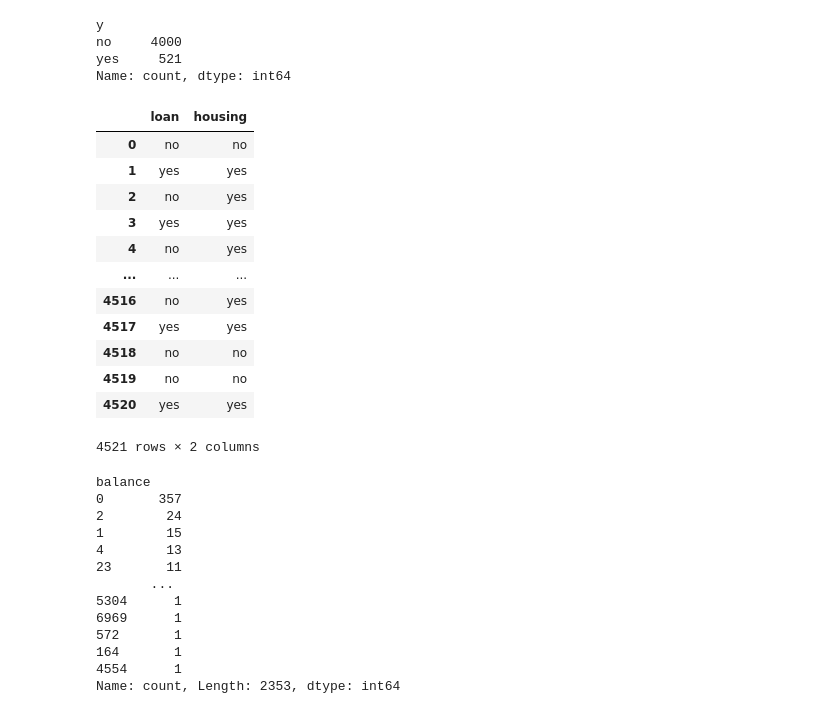
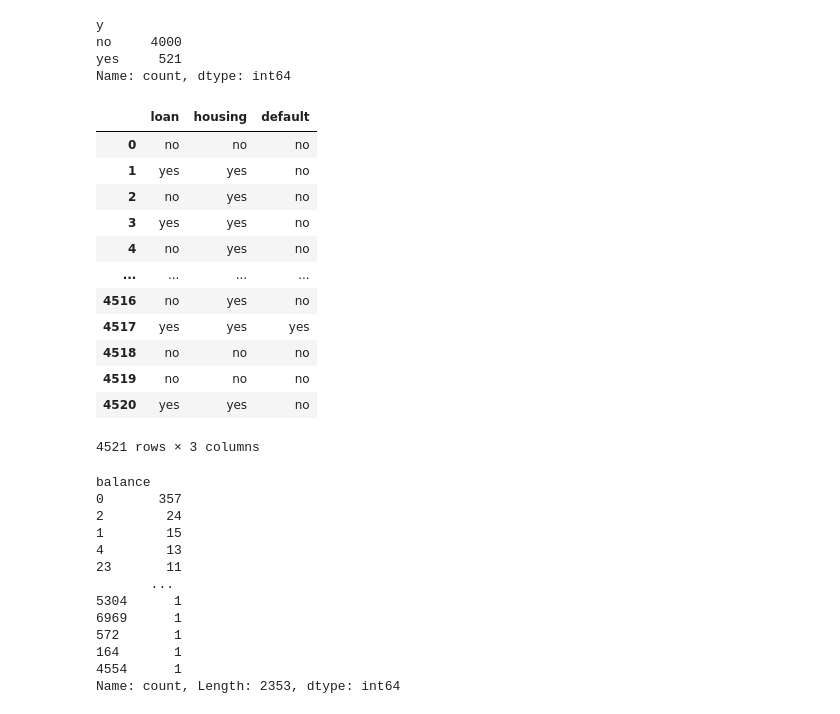
Before and after one commit to 45modeus/DI-Bootcamp, a Jupyter notebook: Week12/day1/hackaton.ipynb, the cells around one changed output. Drawn from its saved outputs; the diff is of its cells as text; code cells hidden in the pictures.

```diff
--- a/Week12/day1/hackaton.ipynb
+++ b/Week12/day1/hackaton.ipynb
@@ -158,21 +159,21 @@ yes     521
 Name: count, dtype: int64
 # %%
 #financial history
-df[['loan', 'housing']]
+df[['loan', 'housing', 'default']]
 # %% [output]
-|  | loan | housing |
-| 0 | no | no |
-| 1 | yes | yes |
-| 2 | no | yes |
-| 3 | yes | yes |
-| 4 | no | yes |
-| ... | ... | ... |
-| 4516 | no | yes |
-| 4517 | yes | yes |
-| 4518 | no | no |
-| 4519 | no | no |
-| 4520 | yes | yes |
+|  | loan | housing | default |
+| 0 | no | no | no |
+| 1 | yes | yes | no |
+| 2 | no | yes | no |
+| 3 | yes | yes | no |
+| 4 | no | yes | no |
+| ... | ... | ... | ... |
+| 4516 | no | yes | no |
+| 4517 | yes | yes | yes |
+| 4518 | no | no | no |
+| 4519 | no | no | no |
+| 4520 | yes | yes | no |
-4521 rows × 2 columns
+4521 rows × 3 columns
 # %%
 df['balance'].value_counts()
 # %% [output]
```
Also changed, not shown: parts of 13 cells of this notebook.
